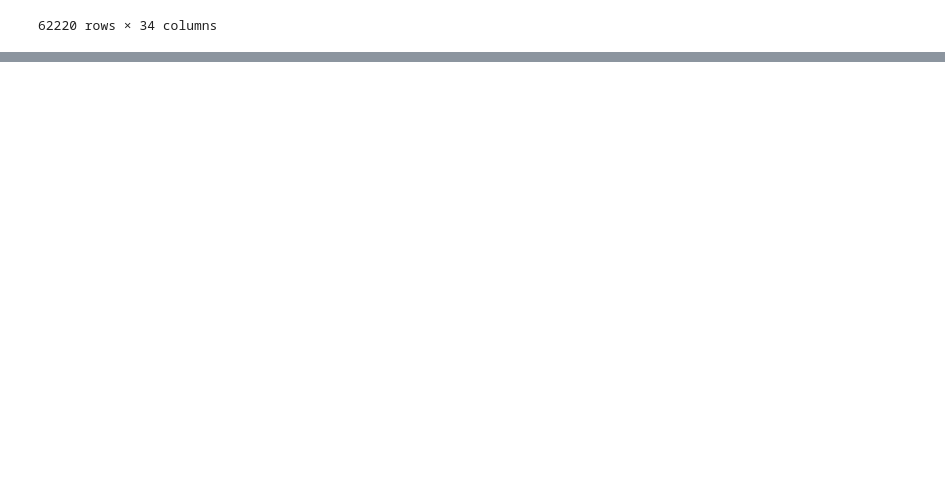
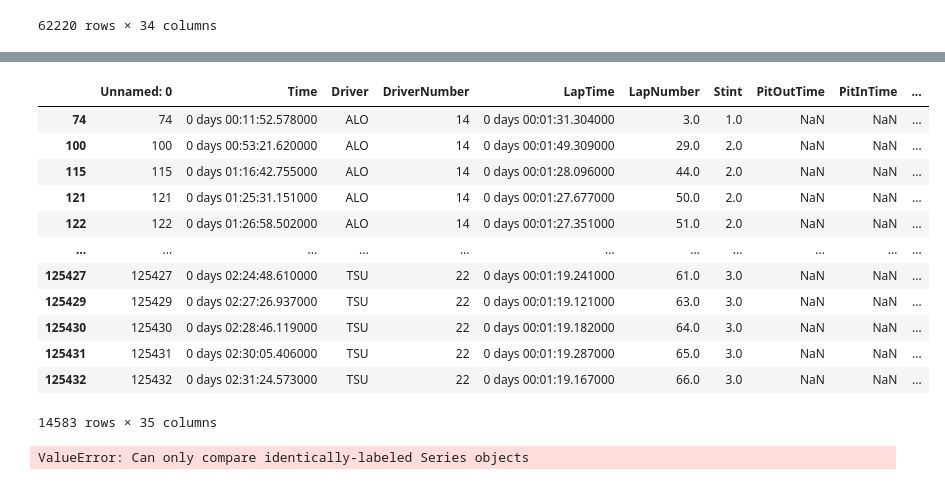
Before and after one commit to le-dav/f1-binottor, a Jupyter notebook: notebooks/top_pilots.ipynb, the cells around one changed output, grey strips where cells are left out. Drawn from its saved outputs; the diff is of its cells as text; code cells hidden in the pictures; blank space fills up the shorter version.

```diff
--- a/notebooks/top_pilots.ipynb
+++ b/notebooks/top_pilots.ipynb
@@ -18,3 +18,7 @@ top_10_df
 | 125667 | 125667 | 0 days 01:56:52.743000 | LEC | 16 | 0 days 00:01:20.219000 | 40.0 | 2.0 | NaN | NaN | ... |
 | 125668 | 125668 | 0 days 01:58:16.469000 | LEC | 16 | 0 days 00:01:23.726000 | 41.0 | 2.0 | NaN | 0 days 01:58:13.699000 | ... |
 62220 rows × 34 columns
+# %%
+df['LocationYear'] = df['Location'] + ' ' + df['Year'].astype(str)
+lap_total = df.groupby('LocationYear')['LapNumber'].max()
+lap_total
@@ -20,0 +56,22 @@ top_10_df
+# %%
+result = df[df['LapNumber'].isin(lap_total)].loc[df['Position'].between(1, 10)]
+result
+# %% [output]
+|  | Unnamed: 0 | Time | Driver | DriverNumber | LapTime | LapNumber | Stint | PitOutTime | PitInTime | ... |
+| 74 | 74 | 0 days 00:11:52.578000 | ALO | 14 | 0 days 00:01:31.304000 | 3.0 | 1.0 | NaN | NaN | ... |
+| 100 | 100 | 0 days 00:53:21.620000 | ALO | 14 | 0 days 00:01:49.309000 | 29.0 | 2.0 | NaN | NaN | ... |
+| 115 | 115 | 0 days 01:16:42.755000 | ALO | 14 | 0 days 00:01:28.096000 | 44.0 | 2.0 | NaN | NaN | ... |
+| 121 | 121 | 0 days 01:25:31.151000 | ALO | 14 | 0 days 00:01:27.677000 | 50.0 | 2.0 | NaN | NaN | ... |
+| 122 | 122 | 0 days 01:26:58.502000 | ALO | 14 | 0 days 00:01:27.351000 | 51.0 | 2.0 | NaN | NaN | ... |
+| ... | ... | ... | ... | ... | ... | ... | ... | ... | ... | ... |
+| 125427 | 125427 | 0 days 02:24:48.610000 | TSU | 22 | 0 days 00:01:19.241000 | 61.0 | 3.0 | NaN | NaN | ... |
+| 125429 | 125429 | 0 days 02:27:26.937000 | TSU | 22 | 0 days 00:01:19.121000 | 63.0 | 3.0 | NaN | NaN | ... |
+| 125430 | 125430 | 0 days 02:28:46.119000 | TSU | 22 | 0 days 00:01:19.182000 | 64.0 | 3.0 | NaN | NaN | ... |
+| 125431 | 125431 | 0 days 02:30:05.406000 | TSU | 22 | 0 days 00:01:19.287000 | 65.0 | 3.0 | NaN | NaN | ... |
+| 125432 | 125432 | 0 days 02:31:24.573000 | TSU | 22 | 0 days 00:01:19.167000 | 66.0 | 3.0 | NaN | NaN | ... |
+14583 rows × 35 columns
+# %%
+top_laps_df = df[df['LapNumber'] == lap_total]
+top_laps_df
+# %% [output]
+ValueError: Can only compare identically-labeled Series objects
```
Also changed, not shown: parts of 4 cells of this notebook, 2 other files.
